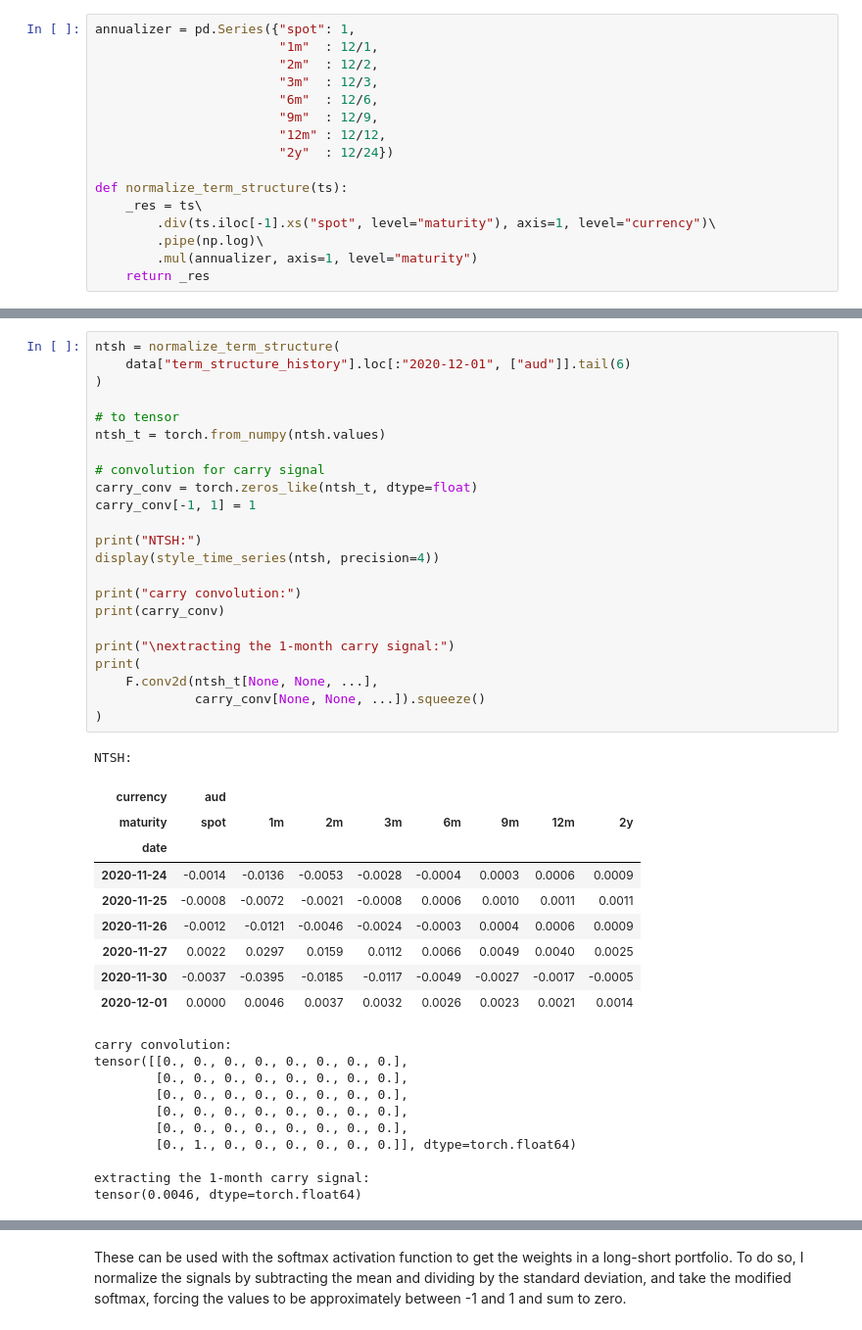
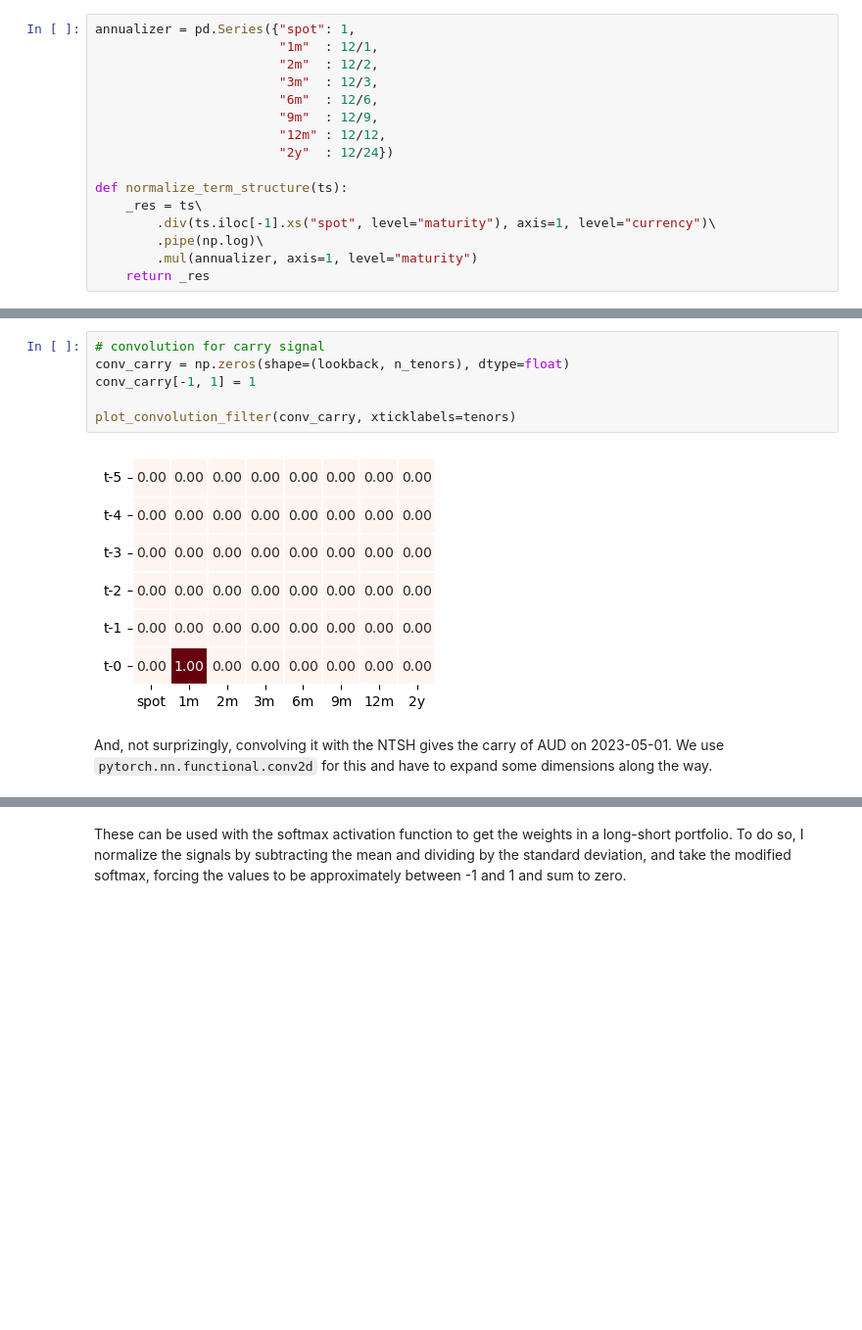
Before and after one commit to ipozdeev/fx-ml-strategies, a Jupyter notebook: demo.ipynb, the cells around one changed output, grey strips where cells are left out. Shown at 98% size. Saved outputs shown, nothing was run; the diff lists cells and outputs as text; blank space fills up the shorter version.

```diff
--- a/demo.ipynb
+++ b/demo.ipynb
@@ -99,44 +115,10 @@ This normalized matrix encodes many signals commonly used to construct FX strate
-# %%
-ntsh = normalize_term_structure(
-    data["term_structure_history"].loc[:"2020-12-01", ["aud"]].tail(6)
-)
-
-# to tensor
-ntsh_t = torch.from_numpy(ntsh.values)
-
-# convolution for carry signal
-carry_conv = torch.zeros_like(ntsh_t, dtype=float)
-carry_conv[-1, 1] = 1
-
-print("NTSH:")
-display(style_time_series(ntsh, precision=4))
-
-print("carry convolution:")
-print(carry_conv)
-
-print("\nextracting the 1-month carry signal:")
-print(
-    F.conv2d(ntsh_t[None, None, ...],
-             carry_conv[None, None, ...]).squeeze()
-)
-# %% [output]
-NTSH:
-| currency | aud |  |  |  |  |  |  |  |
-| maturity | spot | 1m | 2m | 3m | 6m | 9m | 12m | 2y |
-| date |  |  |  |  |  |  |  |  |
-| 2020-11-24 | -0.0014 | -0.0136 | -0.0053 | -0.0028 | -0.0004 | 0.0003 | 0.0006 | 0.0009 |
-| 2020-11-25 | -0.0008 | -0.0072 | -0.0021 | -0.0008 | 0.0006 | 0.0010 | 0.0011 | 0.0011 |
-| 2020-11-26 | -0.0012 | -0.0121 | -0.0046 | -0.0024 | -0.0003 | 0.0004 | 0.0006 | 0.0009 |
-| 2020-11-27 | 0.0022 | 0.0297 | 0.0159 | 0.0112 | 0.0066 | 0.0049 | 0.0040 | 0.0025 |
-| 2020-11-30 | -0.0037 | -0.0395 | -0.0185 | -0.0117 | -0.0049 | -0.0027 | -0.0017 | -0.0005 |
-| 2020-12-01 | 0.0000 | 0.0046 | 0.0037 | 0.0032 | 0.0026 | 0.0023 | 0.0021 | 0.0014 |
-carry convolution:
-tensor([[0., 0., 0., 0., 0., 0., 0., 0.],
-        [0., 0., 0., 0., 0., 0., 0., 0.],
-        [0., 0., 0., 0., 0., 0., 0., 0.],
-        [0., 0., 0., 0., 0., 0., 0., 0.],
-        [0., 0., 0., 0., 0., 0., 0., 0.],
-        [0., 1., 0., 0., 0., 0., 0., 0.]], dtype=torch.float64)
-
-extracting the 1-month carry signal:
-tensor(0.0046, dtype=torch.float64)
+# %%
+# convolution for carry signal
+conv_carry = np.zeros(shape=(lookback, n_tenors), dtype=float)
+conv_carry[-1, 1] = 1
+
+plot_convolution_filter(conv_carry, xticklabels=tenors)
+# %% [output]
+[figure, added]
+# %% [markdown]
+And, not surprizingly, convolving it with the NTSH gives the carry of AUD on 2023-05-01. We use `pytorch.nn.functional.conv2d` for this and have to expand some dimensions along the way.
```
Also changed, not shown: parts of 14 cells of this notebook, 2 other files.
